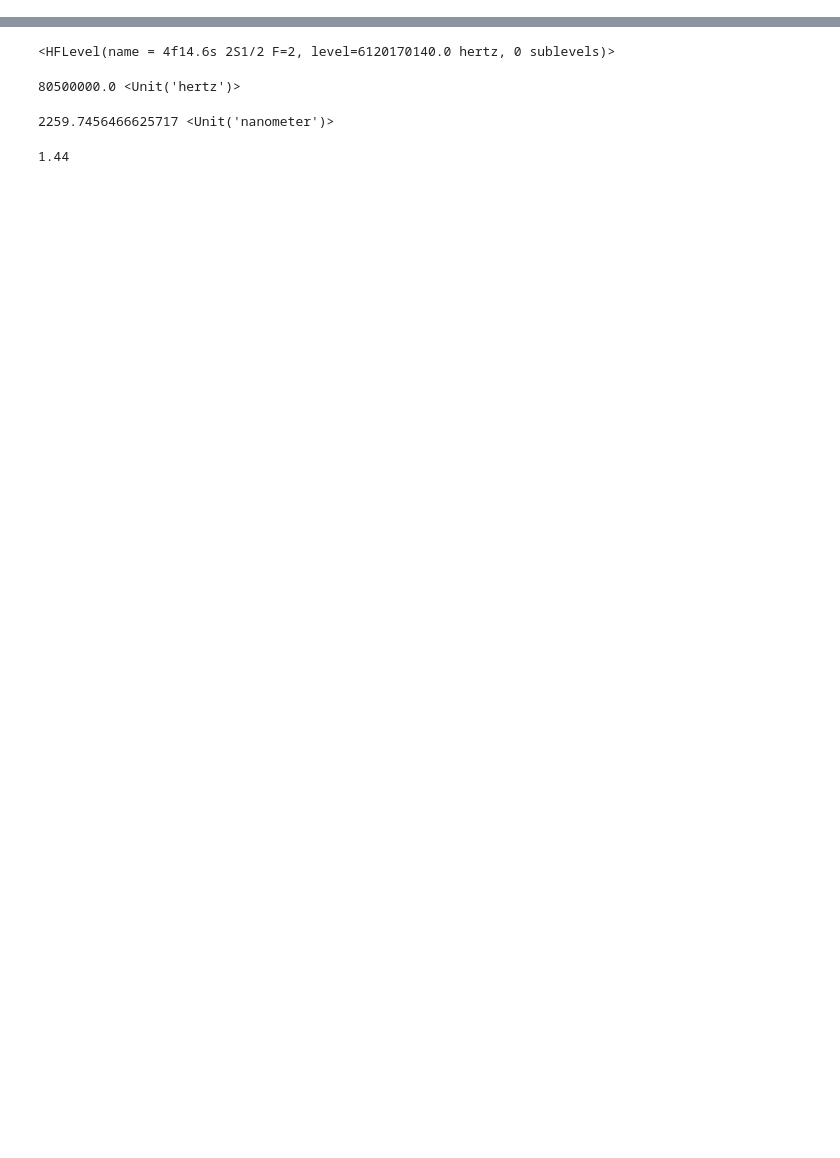
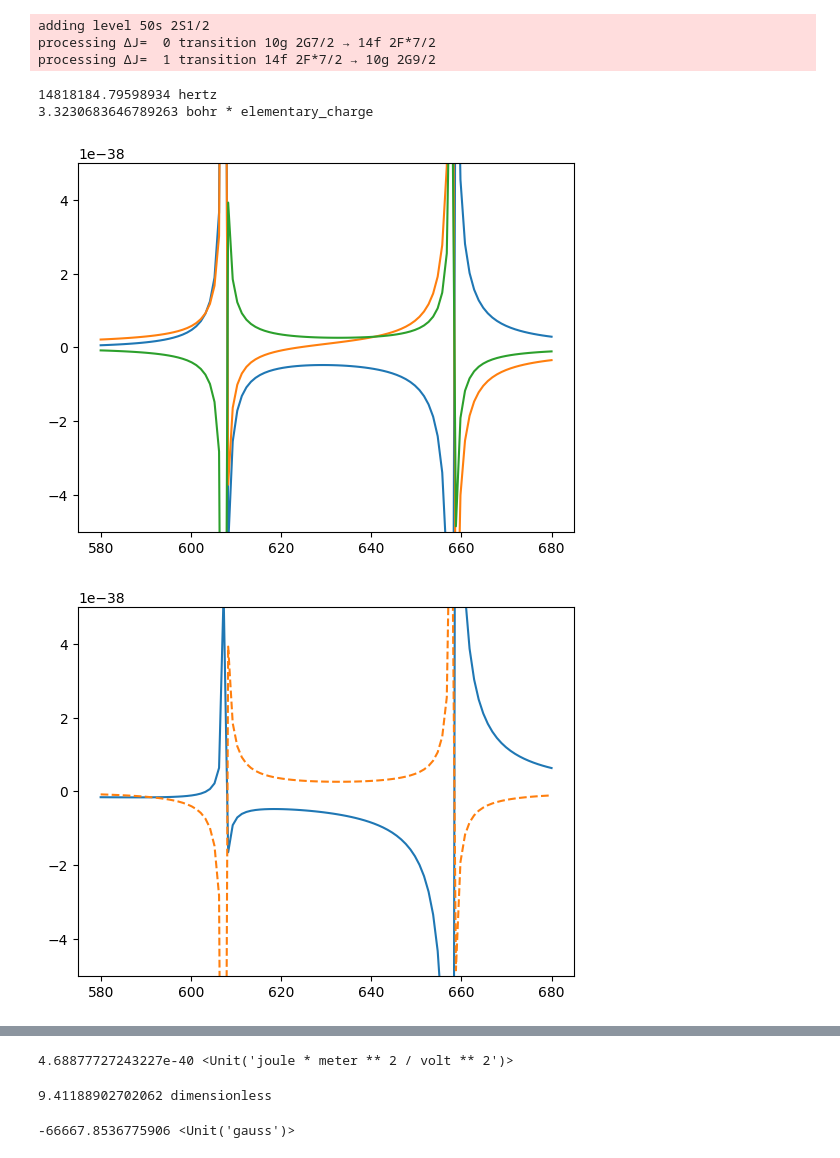
Before and after one commit to thomasdellaert/Atom-Toolkit, a Jupyter notebook: testing.ipynb, the cells around one changed output, grey strips where cells are left out. Drawn from its saved outputs; the diff is of its cells as text; code cells hidden in the pictures; blank space fills up the shorter version.

```diff
--- a/testing.ipynb
+++ b/testing.ipynb
@@ -6,6 +6,3 @@ from atomtoolkit.atom import Atom, Transition
 from pprint import pprint
 import numpy as np
 import pandas as pd
-# %%
-a = Atom.load('species/Yb_II_173.atom')
-a.B = Q_(5.0, 'G')
@@ -30,0 +9,9 @@ a.B = Q_(5.0, 'G')
+# %%
+df = IO.load_NIST_data("Ba_II")
+a = Atom.from_dataframe(df, name="133Ba", I="1/2")
+a.populate_transitions(allowed=[True, False, False])
+a.B = Q_(1, "G")
+# %% [output]
+adding level 50s 2S1/2
+processing ΔJ=  0 transition 10g 2G7/2 → 14f 2F*7/2
+processing ΔJ=  1 transition 14f 2F*7/2 → 10g 2G9/2
@@ -30,0 +122,30 @@ a.B = Q_(5.0, 'G')
+# %%
+from atomtoolkit import transition_strengths
+from atomtoolkit import a0, e, MHz
+print(transition_strengths.dipole_mel_to_A(3.3251*e*a0, 0.5, 0.5, 2*np.pi*Q_(493.545, "nm").to("THz"))/(2*np.pi))
+print(transition_strengths.A_to_dipole_mel(2*np.pi*14.81*MHz, 0.5, 0.5, 2*np.pi*Q_(493.545, "nm").to("THz")))
+# %% [output]
+14818184.79598934 hertz
+3.3230683646789263 bohr * elementary_charge
+# %%
+oms = np.linspace(580, 680, 100)
+avals0 = [aff_crit(a.levels["6s 2S1/2 F=1 mF=0"], a.levels["6s 2S1/2 F=1 mF=0"], Q_(om, "THz")*2*np.pi).magnitude for om in oms]
+avals1 = [aff_crit(a.levels["6s 2S1/2 F=0 mF=0"], a.levels["6s 2S1/2 F=0 mF=0"], Q_(om, "THz")*2*np.pi).magnitude for om in oms]
+avals01 = [aff_crit(a.levels["6s 2S1/2 F=0 mF=0"], a.levels["6s 2S1/2 F=1 mF=0"], Q_(om, "THz")*2*np.pi).magnitude for om in oms]
+# %%
+plt.plot(oms, avals0)
+plt.plot(oms, avals1)
+plt.plot(oms, avals01)
+plt.ylim(-5e-38, 5e-38)
+plt.show()
+
+plt.plot(oms, np.array(avals0)-np.array(avals1))
+plt.plot(oms, avals01, "--")
+plt.ylim(-5e-38, 5e-38)
+plt.show()
+
+plt.plot(oms, (np.array(avals0)) + np.array(avals01))
+plt.show()
+# %% [output]
+[figure, added]
+[figure, added]
@@ -31,16 +153,9 @@ a.B = Q_(5.0, 'G')
+# %%
+aff_crit(a.levels["6s 2S1/2 F=1 mF=0"], a.levels["6s 2S1/2 F=0 mF=0"], Q_(500, "THz")*2*np.pi)
+# %% [output]
+4.68877727243227e-40 <Unit('joule * meter ** 2 / volt ** 2')>
 # %%
-a.levels['4f14.6s 2S1/2 F=2']
+compute_critical_B(a.levels["6s 2S1/2"], 0, 1, Q_(500, "THz")*2*np.pi)
 # %% [output]
-<HFLevel(name = 4f14.6s 2S1/2 F=2, level=6120170140.0 hertz, 0 sublevels)>
+9.41188902702062 dimensionless
+-66667.8536775906 <Unit('gauss')>
-# %%
-a.transitions[('4f14.6s 2S1/2', '4f13.(2F*<7/2>).5d2.(3F) 3[3/2]*1/2')].A
-# %% [output]
-80500000.0 <Unit('hertz')>
-# %%
-a.transitions[('4f14.5d 2D5/2', '4f13.(2F*<7/2>).5d.6s.(3D) 3[3/2]*3/2')].wl
-# %% [output]
-2259.7456466625717 <Unit('nanometer')>
-# %%
-a.levels['4f13.(2F*<7/2>).5d.6s.(3D) 3[3/2]*3/2'].lande
-# %% [output]
-1.44
```
Also changed, not shown: parts of 17 cells of this notebook.
